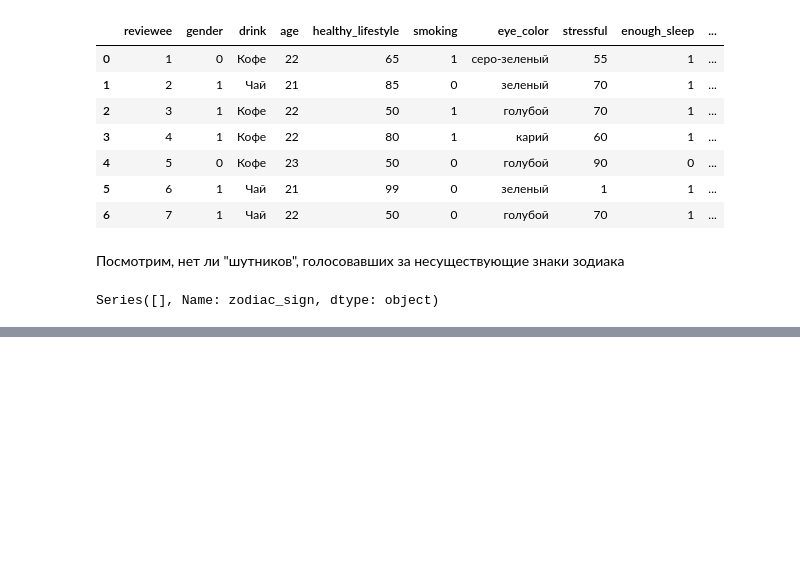
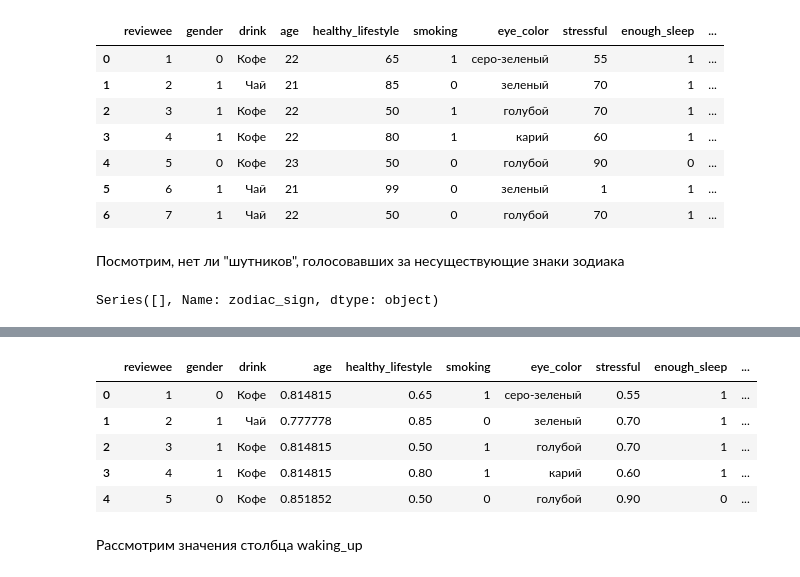
Before and after one commit to dmittrj/AIST_Practice_1, a Jupyter notebook: Practice-1.ipynb, the cells around one changed output, grey strips where cells are left out. Saved outputs shown, nothing was run; the diff lists cells and outputs as text; code cells hidden in the pictures; blank space fills up the shorter version.

```diff
--- a/Practice-1.ipynb
+++ b/Practice-1.ipynb
@@ -30,7 +30,7 @@ data.head(10)
 data.columns = ['reviewee', 'gender', 'drink', 'age', 'healthy_lifestyle', 'smoking', 'eye_color',
        'stressful', 'enough_sleep', 'lark_or_owl', 'waking_up', 'sleep_time',
        'cafe_nearby', 'gourmet', 'office_job', 'homester',
-       'diseases', 'working_h&', 'zodiac_sign']
+       'diseases', 'working_hand', 'zodiac_sign']
 data.head(5)
 # %% [output]
 |  | reviewee | gender | drink | age | healthy_lifestyle | smoking | eye_color | stressful | enough_sleep | ... |
@@ -206,0 +212,25 @@ Series([], Name: zodiac_sign, dtype: object)
+# %%
+max_val = data['age'].max()
+normed_col1 = data['age'] / max_val
+data['age'] = normed_col1
+
+normed_col1 = data['healthy_lifestyle'] / 100
+data['healthy_lifestyle'] = normed_col1
+
+normed_col1 = data['stressful'] / 100
+data['stressful'] = normed_col1
+
+max_val = data['sleep_time'].max()
+normed_col1 = data['sleep_time'] / max_val * 2
+data['sleep_time'] = normed_col1
+
+data.head(5)
+# %% [output]
+|  | reviewee | gender | drink | age | healthy_lifestyle | smoking | eye_color | stressful | enough_sleep | ... |
+| 0 | 1 | 0 | Кофе | 0.814815 | 0.65 | 1 | серо-зеленый | 0.55 | 1 | ... |
+| 1 | 2 | 1 | Чай | 0.777778 | 0.85 | 0 | зеленый | 0.70 | 1 | ... |
+| 2 | 3 | 1 | Кофе | 0.814815 | 0.50 | 1 | голубой | 0.70 | 1 | ... |
+| 3 | 4 | 1 | Кофе | 0.814815 | 0.80 | 1 | карий | 0.60 | 1 | ... |
+| 4 | 5 | 0 | Кофе | 0.851852 | 0.50 | 0 | голубой | 0.90 | 0 | ... |
+# %% [markdown]
+Рассмотрим значения столбца waking_up
```
Also changed, not shown: parts of 11 cells of this notebook.
